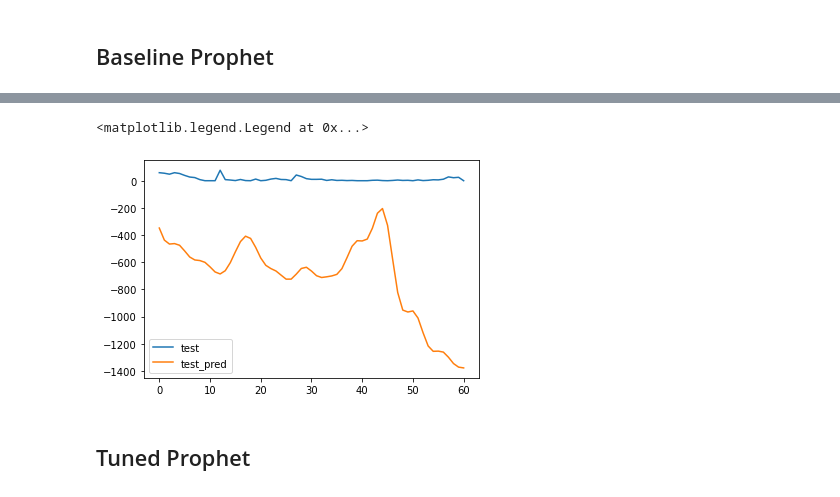
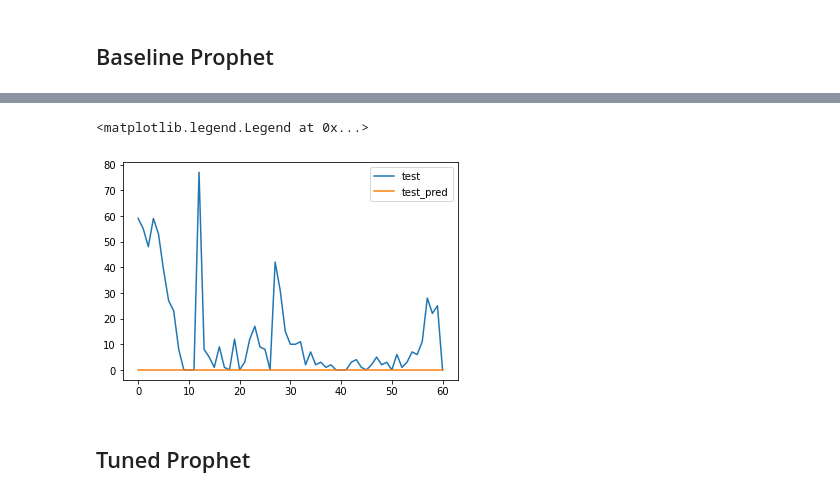
Before and after one commit to y-ginther/DS-Capstone, a Jupyter notebook: Prophet_c.ipynb, the cells around one changed output, grey strips where cells are left out. Saved outputs shown, nothing was run; the diff lists cells and outputs as text; code cells hidden in the pictures.

Commit message:
clamp negative values for prophet

```diff
--- a/Prophet_c.ipynb
+++ b/Prophet_c.ipynb
@@ -1161,12 +1198,13 @@ plt.legend(['train', 'train_pred'])
 # %%
 test_pred=model.predict(malaysia_test)
 malaysia_test_reset = malaysia_test.reset_index(drop=True)
 test_pred_reset = test_pred.reset_index(drop=True)
+test_pred_reset['yhat'] = np.maximum(test_pred_reset['yhat'], 0) # clamp negtaive values
 pd.concat([malaysia_test_reset['y'], test_pred_reset['yhat']], axis=1).plot()
 plt.legend(['test', 'test_pred'])
 # %% [output]
 <matplotlib.legend.Legend at 0x...>
-[figure, old version]
+[figure, new version]
 # %%
 mae = mean_absolute_error(malaysia_test_reset['y'], test_pred_reset['yhat'])
 r2 = r2_score(malaysia_test_reset['y'], test_pred_reset['yhat'])
```
Also changed, not shown: parts of 61 cells of this notebook.
